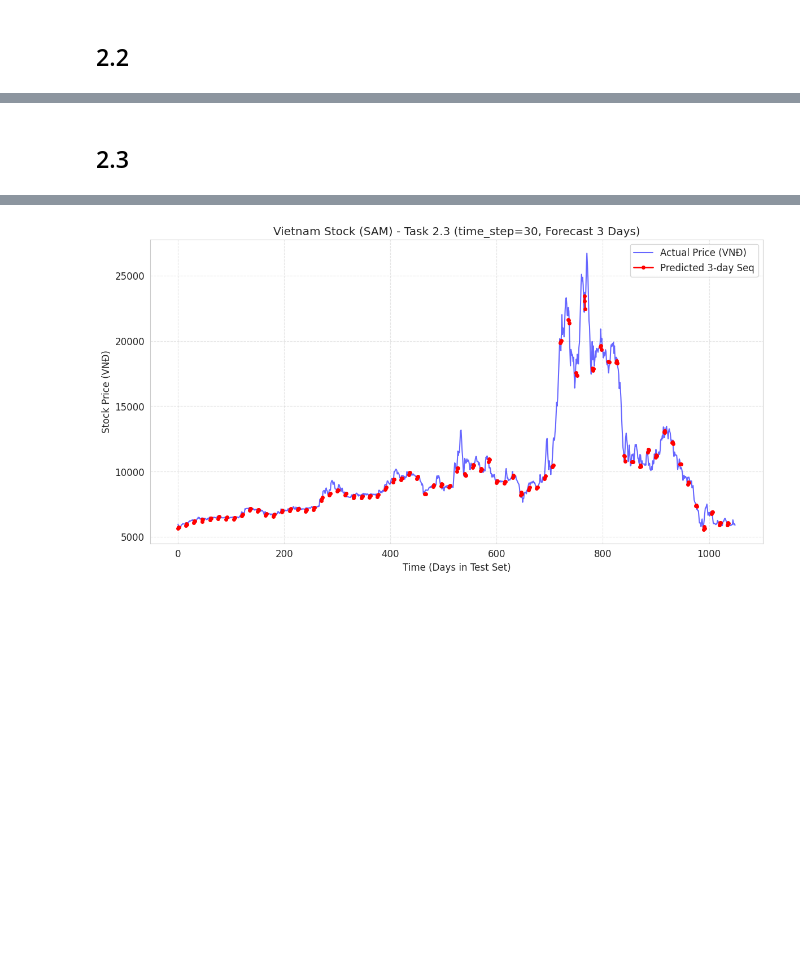
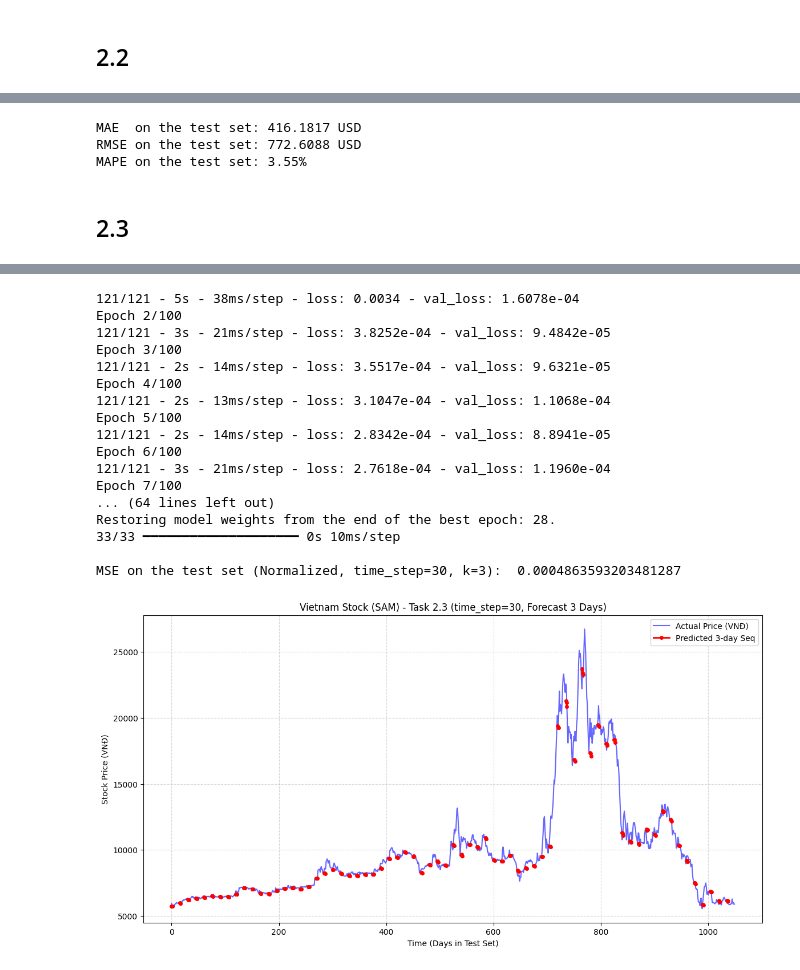
Before and after one commit to hodatisg520/Deep-Learning-Market-Forecasting-Portfolio-Optimization, a Jupyter notebook: Final_project_DL4AI.ipynb, the cells around one changed output, grey strips where cells are left out. Drawn from its saved outputs; the diff is of its cells as text; code cells hidden in the pictures; blank space fills up the shorter version.

```diff
--- a/Final_project_DL4AI.ipynb
+++ b/Final_project_DL4AI.ipynb
@@ -279,7 +322,10 @@ model_seq.add(Dense(k_seq))
 model_seq.compile(loss='mean_squared_error', optimizer='adam')
 
 # 4. Huấn luyện mô hình
-model_seq.fit(trainX_seq, trainY_seq, epochs=50, batch_size=32, verbose=2)
+# [Fix 1] Thêm validation_split và EarlyStopping
+early_stop_seq3 = EarlyStopping(monitor='val_loss', patience=10, restore_best_weights=True, verbose=1)
+model_seq.fit(trainX_seq, trainY_seq, epochs=100, batch_size=32,
+              validation_split=0.1, callbacks=[early_stop_seq3], verbose=2)
 
 # 5. Dự đoán và Đánh giá
 y_pred_norm_seq = model_seq.predict(testX_seq)
@@ -292,7 +338,12 @@ print(f"MSE on the test set (Normalized, Sequence k={k_seq}): ", mean_squared_er
 # trước khi inverse_transform, sau đó reshape lại về dạng (N, k) ban đầu.
 y_test_real_seq = target_scaler.inverse_transform(testY_seq.reshape(-1, 1)).reshape(-1, k_seq)
 y_pred_real_seq = target_scaler.inverse_transform(y_pred_norm_seq.reshape(-1, 1)).reshape(-1, k_seq)
-
+mae_seq  = mean_absolute_error(y_test_real_seq.flatten(), y_pred_real_seq.flatten())
+rmse_seq = np.sqrt(mean_squared_error(y_test_real_seq.flatten(), y_pred_real_seq.flatten()))
+mape_seq = np.mean(np.abs((y_test_real_seq - y_pred_real_seq) / y_test_real_seq)) * 100
+print(f"MAE  on the test set (k={k_seq}): {mae_seq:.4f} USD")
+print(f"RMSE on the test set (k={k_seq}): {rmse_seq:.4f} USD")
+print(f"MAPE on the test set (k={k_seq}): {mape_seq:.2f}%")
 # 7. Vẽ biểu đồ (Đặc thù cho chuỗi liên tiếp)
 plt.figure(figsize=(14, 7))
 
@@ -349,12 +400,12 @@ def create_dataset_sequence(dataset, time_step=60, target_idx=2, k=7):
 
     return np.array(dataX), np.array(dataY)
 # %%
-# 1. Cấu hình k cho Task 1.3 (ví dụ dự báo chuỗi 3 ngày liên tiếp)
+# 1. Cấu hình k cho Task 1.3 (ví dụ dự báo chuỗi 7 ngày liên tiếp)
 k_seq = 7
 
-# 2. Tạo tập dữ liệu chuỗi (Sử dụng lại biến train/test từ 1.1)
+# 2. Tạo tập dữ liệu chuỗi (Sử dụng lại biến train từ 1.1)
 trainX_seq, trainY_seq = create_dataset_sequence(train, time_step, target_idx=2, k=k_seq)
-testX_seq, testY_seq = create_dataset_sequence(test, time_step, target_idx=2, k=k_seq)
+testX_seq, testY_seq = create_dataset_sequence(test, time_step, target_idx=2, k=k_seq)  # [Fix 4]
 
 # 3. Xây dựng mô hình chuỗi (Model_seq)
 model_seq = Sequential()
@@ -365,7 +416,10 @@ model_seq.add(Dense(k_seq))
 model_seq.compile(loss='mean_squared_error', optimizer='adam')
 
 # 4. Huấn luyện mô hình
-model_seq.fit(trainX_seq, trainY_seq, epochs=50, batch_size=32, verbose=2)
+# [Fix 1] Thêm validation_split và EarlyStopping
+early_stop_seq7 = EarlyStopping(monitor='val_loss', patience=10, restore_best_weights=True, verbose=1)
+model_seq.fit(trainX_seq, trainY_seq, epochs=100, batch_size=32,
+              validation_split=0.1, callbacks=[early_stop_seq7], verbose=2)
 
 # 5. Dự đoán và Đánh giá
 y_pred_norm_seq = model_seq.predict(testX_seq)
@@ -378,6 +432,14 @@ print(f"MSE on the test set (Normalized, Sequence k={k_seq}): ", mean_squared_er
 # trước khi inverse_transform, sau đó reshape lại về dạng (N, k) ban đầu.
 y_test_real_seq = target_scaler.inverse_transform(testY_seq.reshape(-1, 1)).reshape(-1, k_seq)
 y_pred_real_seq = target_scaler.inverse_transform(y_pred_norm_seq.reshape(-1, 1)).reshape(-1, k_seq)
+
+# [Fix 6] Tính thêm MAE, RMSE, MAPE (flatten để tính trên toàn bộ k ngày)
+mae_seq  = mean_absolute_error(y_test_real_seq.flatten(), y_pred_real_seq.flatten())
+rmse_seq = np.sqrt(mean_squared_error(y_test_real_seq.flatten(), y_pred_real_seq.flatten()))
+mape_seq = np.mean(np.abs((y_test_real_seq - y_pred_real_seq) / y_test_real_seq)) * 100
+print(f"MAE  on the test set (k={k_seq}): {mae_seq:.4f} USD")
+print(f"RMSE on the test set (k={k_seq}): {rmse_seq:.4f} USD")
+print(f"MAPE on the test set (k={k_seq}): {mape_seq:.2f}%")
 
 # 7. Vẽ biểu đồ (Đặc thù cho chuỗi liên tiếp)
 plt.figure(figsize=(14, 7))
@@ -397,7 +459,7 @@ for i in range(0, len(y_pred_real_seq), interval):
     else:
         plt.plot(x_axis, y_pred_real_seq[i], color='red', marker='o', markersize=4, linewidth=2)
 
-plt.title(f'Nasdaq Prediction - Task 1.3 (Forecast {k_seq} Consecutive Days)')
+plt.title(f'Nasdaq Prediction - AAL (Task 1.3, Forecast {k_seq} Consecutive Days)')  # [Fix 5] thêm AAL
 plt.xlabel('Time (Days in Test Set)')
 plt.ylabel('Price')
 plt.legend()
@@ -619,3 +706,14 @@ plt.show()
+# %%
+mae  = mean_absolute_error(y_test_rescaled_k, y_pred_rescaled_k)
+rmse = np.sqrt(mean_squared_error(y_test_rescaled_k, y_pred_rescaled_k))
+mape = np.mean(np.abs((y_test_rescaled_k - y_pred_rescaled_k) / y_test_rescaled_k)) * 100
+print(f"MAE  on the test set: {mae:.4f} USD")
+print(f"RMSE on the test set: {rmse:.4f} USD")
+print(f"MAPE on the test set: {mape:.2f}%")
+# %% [output]
+MAE  on the test set: 416.1817 USD
+RMSE on the test set: 772.6088 USD
+MAPE on the test set: 3.55%
 # %% [markdown]
 ## 2.3
 # %%
@@ -648,10 +746,14 @@ model_seq_vn.add(LSTM(50, input_shape=(time_step, 5)))
 model_seq_vn.add(Dense(k_seq))
 model_seq_vn.compile(loss='mean_squared_error', optimizer='adam')
 
-# 4. Huấn luyện mô hình
-print(f"\n--- Đang huấn luyện mô hình (time_step={time_step}, k_seq={k_seq}) ---")
-model_seq_vn.fit(trainX_seq, trainY_seq, epochs=50, batch_size=32, verbose=2)
 
+# 4. Huấn luyện
+print(f"\n--- Đang huấn luyện dự đoán ngày thứ {k_days_ahead} (Mã SAM) ---")
+
+# [Fix 1] Thêm validation_split và EarlyStopping để tránh overfit
+early_stop = EarlyStopping(monitor='val_loss', patience=10, restore_best_weights=True, verbose=1)
+model_seq_vn.fit(trainX_seq, trainY_seq, epochs=100, batch_size=32,
+          validation_split=0.1, callbacks=[early_stop], verbose=2)
 # 5. Dự đoán và in điểm MSE
 y_pred_norm_seq = model_seq_vn.predict(testX_seq)
 print(f"\nMSE on the test set (Normalized, time_step={time_step}, k={k_seq}): ", mean_squared_error(testY_seq, y_pred_norm_seq))
@@ -702 +789,18 @@ MSE on the test set (Normalized, time_step=30, k=3):  0.0004327186325099319
+121/121 - 5s - 38ms/step - loss: 0.0034 - val_loss: 1.6078e-04
+Epoch 2/100
+121/121 - 3s - 21ms/step - loss: 3.8252e-04 - val_loss: 9.4842e-05
+Epoch 3/100
+121/121 - 2s - 14ms/step - loss: 3.5517e-04 - val_loss: 9.6321e-05
+Epoch 4/100
+121/121 - 2s - 13ms/step - loss: 3.1047e-04 - val_loss: 1.1068e-04
+Epoch 5/100
+121/121 - 2s - 14ms/step - loss: 2.8342e-04 - val_loss: 8.8941e-05
+Epoch 6/100
+121/121 - 3s - 21ms/step - loss: 2.7618e-04 - val_loss: 1.1960e-04
+Epoch 7/100
+... (64 lines left out)
+Restoring model weights from the end of the best epoch: 28.
+33/33 ━━━━━━━━━━━━━━━━━━━━ 0s 10ms/step
+
+MSE on the test set (Normalized, time_step=30, k=3):  0.0004863593203481287
-[figure, old version]
+[figure, new version]
```
Also changed, not shown: parts of 22 cells of this notebook.
